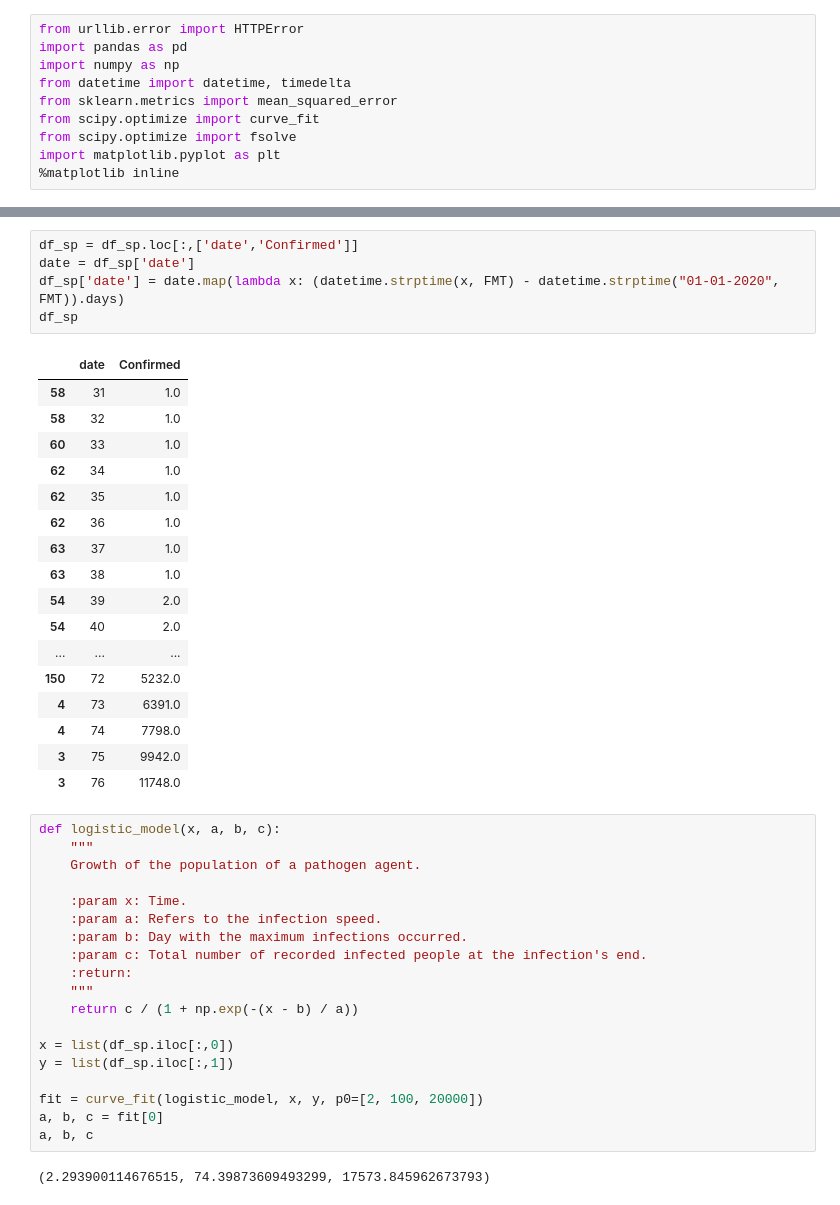
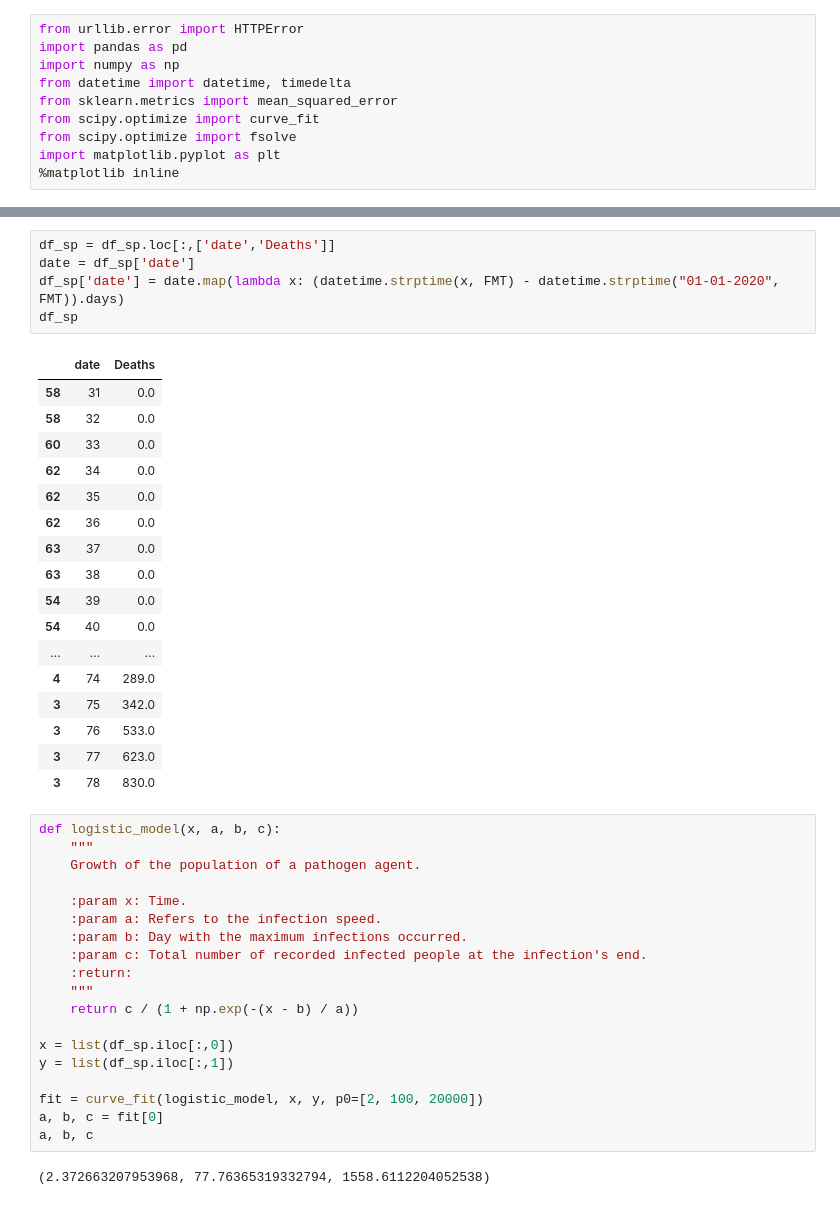
Before and after one commit to gmork2/covid-19, a Jupyter notebook: pred.ipynb, the cells around one changed output, grey strips where cells are left out. Cells and saved outputs as stored; diff of their text form.

```diff
--- a/pred.ipynb
+++ b/pred.ipynb
@@ -85,26 +85,26 @@ df_sp
 # %%
-df_sp = df_sp.loc[:,['date','Confirmed']]
+df_sp = df_sp.loc[:,['date','Deaths']]
 date = df_sp['date']
 df_sp['date'] = date.map(lambda x: (datetime.strptime(x, FMT) - datetime.strptime("01-01-2020", FMT)).days)
 df_sp
 # %% [output]
-|  | date | Confirmed |
-| 58 | 31 | 1.0 |
-| 58 | 32 | 1.0 |
-| 60 | 33 | 1.0 |
-| 62 | 34 | 1.0 |
-| 62 | 35 | 1.0 |
-| 62 | 36 | 1.0 |
-| 63 | 37 | 1.0 |
-| 63 | 38 | 1.0 |
-| 54 | 39 | 2.0 |
-| 54 | 40 | 2.0 |
+|  | date | Deaths |
+| 58 | 31 | 0.0 |
+| 58 | 32 | 0.0 |
+| 60 | 33 | 0.0 |
+| 62 | 34 | 0.0 |
+| 62 | 35 | 0.0 |
+| 62 | 36 | 0.0 |
+| 63 | 37 | 0.0 |
+| 63 | 38 | 0.0 |
+| 54 | 39 | 0.0 |
+| 54 | 40 | 0.0 |
 | ... | ... | ... |
-| 150 | 72 | 5232.0 |
-| 4 | 73 | 6391.0 |
-| 4 | 74 | 7798.0 |
-| 3 | 75 | 9942.0 |
-| 3 | 76 | 11748.0 |
+| 4 | 74 | 289.0 |
+| 3 | 75 | 342.0 |
+| 3 | 76 | 533.0 |
+| 3 | 77 | 623.0 |
+| 3 | 78 | 830.0 |
 # %%
 def logistic_model(x, a, b, c):
     """
@@ -125,7 +125,7 @@ fit = curve_fit(logistic_model, x, y, p0=[2, 100, 20000])
 a, b, c = fit[0]
 a, b, c
 # %% [output]
-(2.293900114676515, 74.39873609493299, 17573.845962673793)
+(2.372663207953968, 77.76365319332794, 1558.6112204052538)
 # %%
 errors = [np.sqrt(fit[1][i][i]) for i in [0, 1, 2]]
 sol = int(fsolve(lambda x : logistic_model(x, a, b, c) - int(c), b))
```
Also changed, not shown: parts of 6 cells of this notebook.
